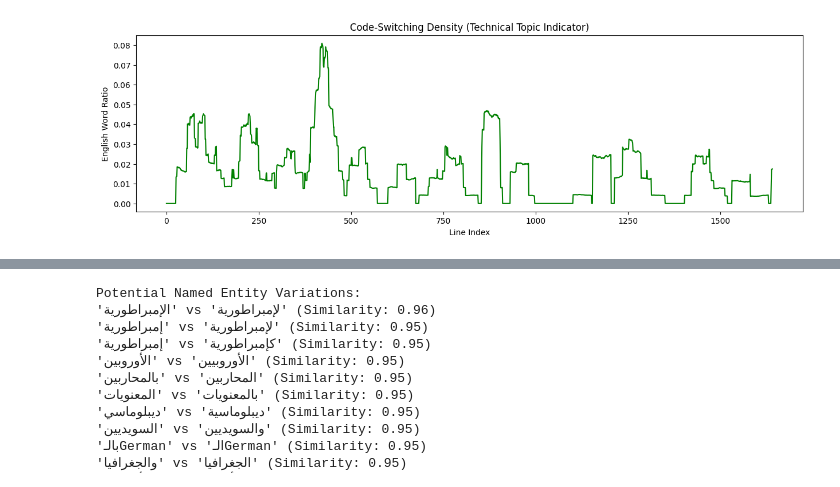
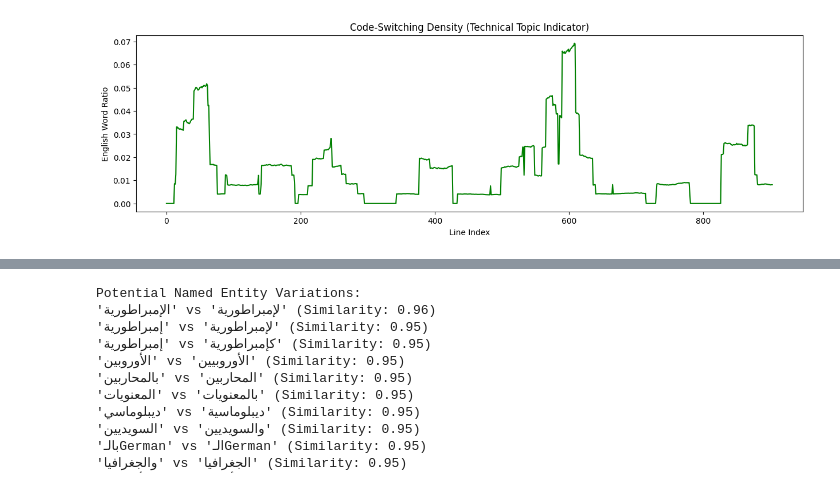
Before and after one commit to NourSaber0/Arabic-NLP-System, a Jupyter notebook: milestone1.ipynb, the cells around one changed output, grey strips where cells are left out. Saved outputs shown, nothing was run; the diff lists cells and outputs as text; code cells hidden in the pictures.

```diff
--- a/milestone1.ipynb
+++ b/milestone1.ipynb
@@ -5,10 +5,10 @@ import pandas as pd
 
 #transcript_path = Path("/Users/nourahmed/Arabic-NLP-System/Transcripts/الأخطبوط  الدحيح.txt")
 #qa_path = Path("/Users/nourahmed/Arabic-NLP-System/QA/8rcY34IA-6I_QA.csv")
-#transcript_path = Path("/Users/nourahmed/Arabic-NLP-System/Transcripts/الساموراي  الدحيح.txt")
-#qa_path = Path("/Users/nourahmed/Arabic-NLP-System/QA/3AwL93uolIA_QA.csv")
-transcript_path = Path("/Users/nourahmed/Arabic-NLP-System/Transcripts/كيف تحولت روسيا إلى إمبراطورية؟  الدحيح.txt")
-qa_path = Path("/Users/nourahmed/Arabic-NLP-System/QA/z2NGnjXG5uQ_QA.csv")
+transcript_path = Path("/Users/nourahmed/Arabic-NLP-System/Transcripts/الساموراي  الدحيح.txt")
+qa_path = Path("/Users/nourahmed/Arabic-NLP-System/QA/3AwL93uolIA_QA.csv")
+#transcript_path = Path("/Users/nourahmed/Arabic-NLP-System/Transcripts/كيف تحولت روسيا إلى إمبراطورية؟  الدحيح.txt")
+#qa_path = Path("/Users/nourahmed/Arabic-NLP-System/QA/z2NGnjXG5uQ_QA.csv")
 # Read raw transcript lines
 with open(transcript_path, "r", encoding="utf-8") as f:
     transcript_lines_raw = f.readlines()
@@ -135,20 +135,23 @@ Passing `palette` without assigning `hue` is deprecated and will be removed in v
 # %%
 def plot_topic_flow(lines, window_size=50):
     """Calculates English word density over a sliding window to find technical topics."""
     densities = []
     for i in range(len(lines) - window_size):
         chunk = " ".join(lines[i : i + window_size])
         words = chunk.split()
-        eng_count = sum(1 for w in words if re.search(r'[A-Za-z]', w))
+        english_stopwords = {'The', 'of', 'and', 'in', 'to', 'a', 'is'}
+        eng_words = re.findall(r'[A-Za-z]+', chunk)
+        found_titles = [w for w in eng_words if w not in english_stopwords]
+        eng_count = sum(found_titles.count(w) for w in found_titles)
         densities.append(eng_count / len(words) if len(words) > 0 else 0)
 
     plt.figure(figsize=(15, 4))
     plt.plot(densities, color='green')
     plt.title('Code-Switching Density (Technical Topic Indicator)')
     plt.xlabel('Line Index')
     plt.ylabel('English Word Ratio')
     plt.show()
 
 plot_topic_flow(transcript_no_ts_lines)
 # %% [output]
-[figure, old version]
+[figure, new version]
```
Also changed, not shown: parts of 8 cells of this notebook.
